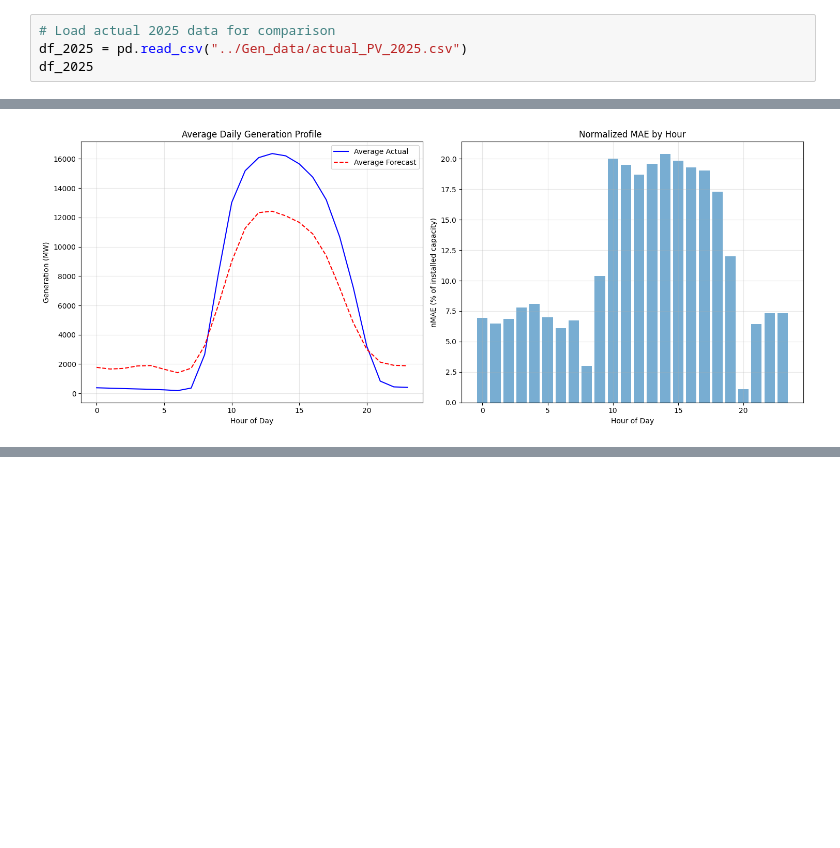
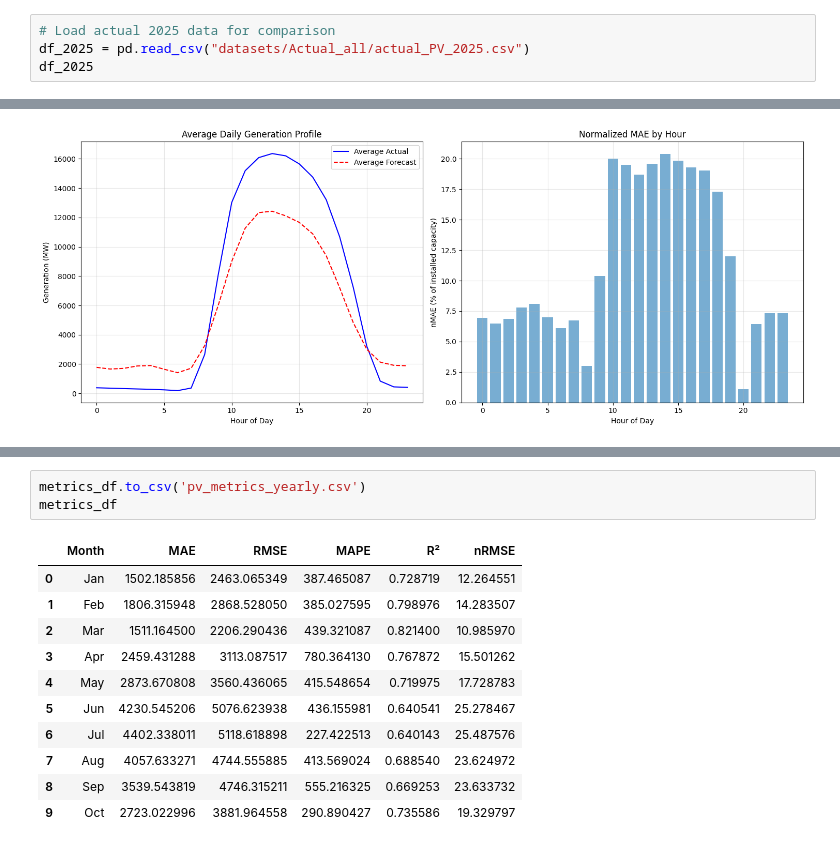
Before and after one commit to sdcastanedaa-max/2025-26-Data-driven, a Jupyter notebook: Prophet/prophet_PV_hourly.ipynb, the cells around one changed output, grey strips where cells are left out. Drawn from its saved outputs; the diff is of its cells as text; blank space fills up the shorter version.

```diff
--- a/Prophet/prophet_PV_hourly.ipynb
+++ b/Prophet/prophet_PV_hourly.ipynb
@@ -552,6 +550,6 @@ max                18619.478521
 # %%
 # Load actual 2025 data for comparison
-df_2025 = pd.read_csv("../Gen_data/actual_PV_2025.csv")
+df_2025 = pd.read_csv("datasets/Actual_all/actual_PV_2025.csv")
 df_2025
 # %% [output]
 |  | datetime | Area | Production Type | Generation (MWh) |
@@ -873,0 +1047,15 @@ First few rows of exported data:
+# %%
+metrics_df.to_csv('pv_metrics_yearly.csv')
+metrics_df
+# %% [output]
+|  | Month | MAE | RMSE | MAPE | R² | nRMSE |
+| 0 | Jan | 1502.185856 | 2463.065349 | 387.465087 | 0.728719 | 12.264551 |
+| 1 | Feb | 1806.315948 | 2868.528050 | 385.027595 | 0.798976 | 14.283507 |
+| 2 | Mar | 1511.164500 | 2206.290436 | 439.321087 | 0.821400 | 10.985970 |
+| 3 | Apr | 2459.431288 | 3113.087517 | 780.364130 | 0.767872 | 15.501262 |
+| 4 | May | 2873.670808 | 3560.436065 | 415.548654 | 0.719975 | 17.728783 |
+| 5 | Jun | 4230.545206 | 5076.623938 | 436.155981 | 0.640541 | 25.278467 |
+| 6 | Jul | 4402.338011 | 5118.618898 | 227.422513 | 0.640143 | 25.487576 |
+| 7 | Aug | 4057.633271 | 4744.555885 | 413.569024 | 0.688540 | 23.624972 |
+| 8 | Sep | 3539.543819 | 4746.315211 | 555.216325 | 0.669253 | 23.633732 |
+| 9 | Oct | 2723.022996 | 3881.964558 | 290.890427 | 0.735586 | 19.329797 |
```
Also changed, not shown: parts of 9 cells of this notebook, 2 other files.
